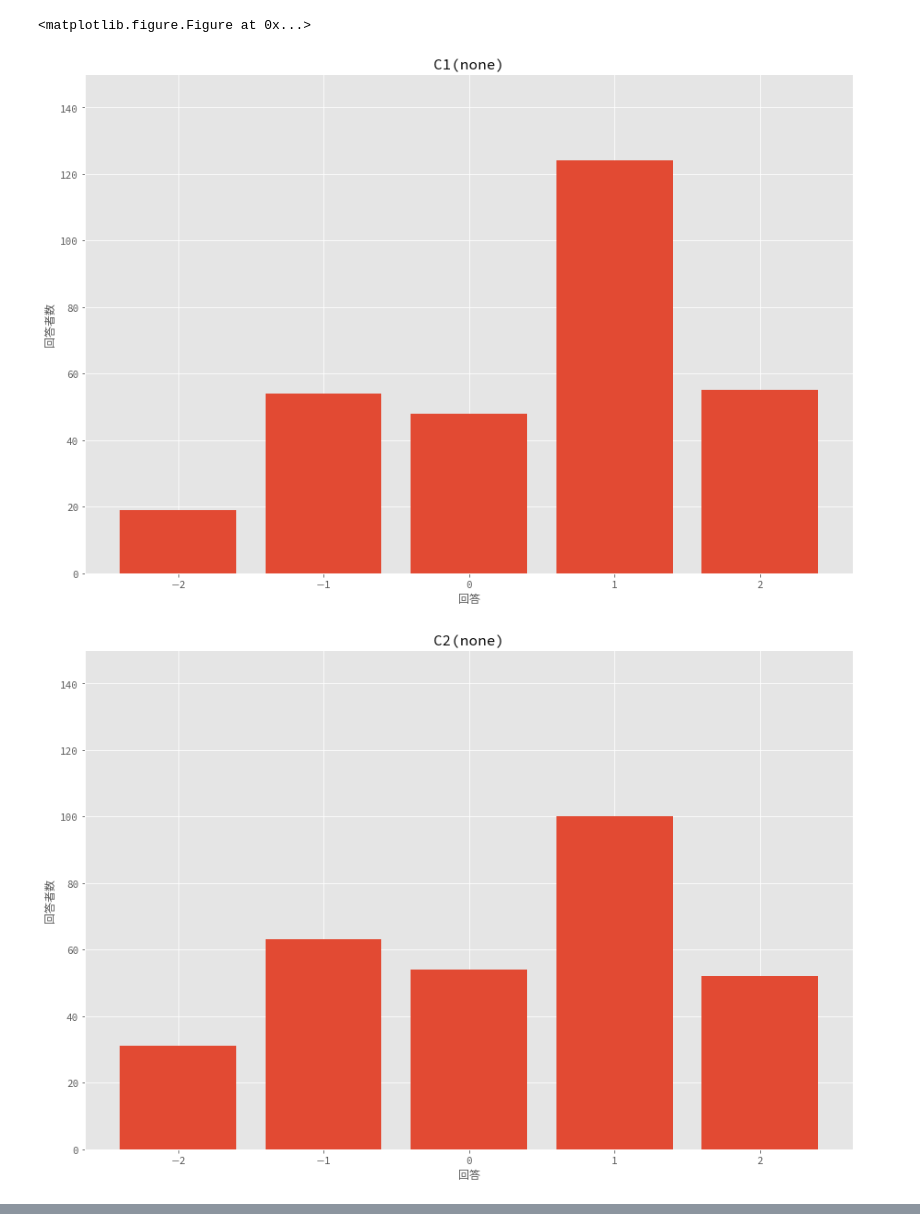
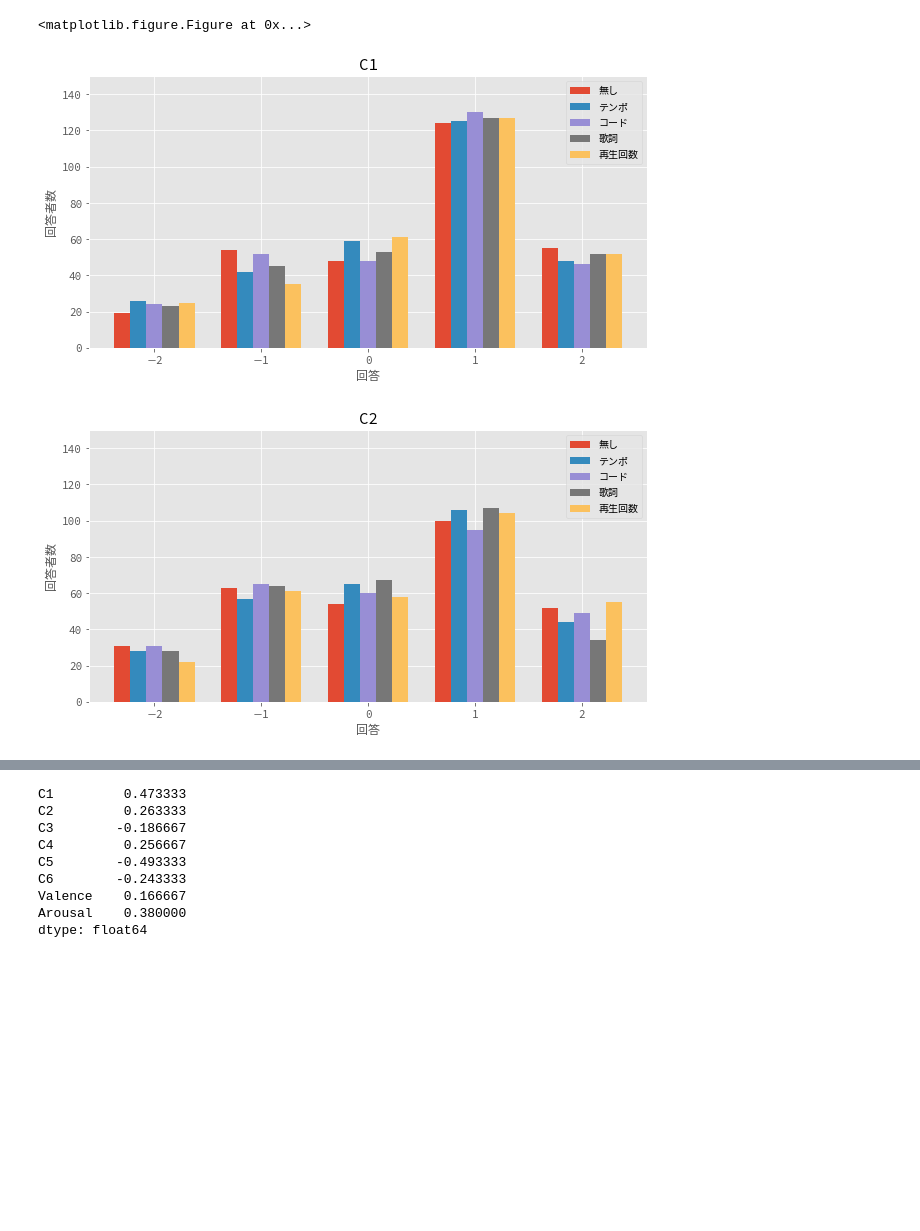
Before and after one commit to I3ear/prime_analyze, a Jupyter notebook: bar.ipynb, the cells around one changed output, grey strips where cells are left out. Saved outputs shown, nothing was run; the diff lists cells and outputs as text; code cells hidden in the pictures; blank space fills up the shorter version.

Commit message:
add sd_chart.ipynb
sdチャートを追加・棒グラフを修正

```diff
--- a/bar.ipynb
+++ b/bar.ipynb
@@ -20,19 +20,28 @@ playcounts = results[results['prime'] == 'playcount']
 # %%
 plt.clf()
 # plt.subplots_adjust(wspace=0.4, hspace=0.6)
-for i, e_item in enumerate(e_items):
-    fig = plt.figure(figsize=(15, 10))
+for i, e_item in enumerate(e_items[:-1]):
+    fig = plt.figure(figsize=(10, 5))
     ax = fig.add_subplot(111)
-    w = 0.2
+    w = 0.15
+
     y = nones.groupby(e_item).size()
-    x = list(y.index)
-    ax.bar(x, y)
+    x = np.array(range(-2, 3, 1)) - (w * 2)
+    ax.bar(x, y, width=w, label='無し')
+
+    for (prime, label) in zip([bpms, chords, lyrics, playcounts], ['テンポ', 'コード', '歌詞', '再生回数']):
+        y = prime.groupby(e_item).size()
+        x = x + w
+        ax.bar(x, y, width=w, label=label)
+#     x = list(y.index)
+#     ax.set_xticklabels(['-2', '-1', '0', '1', '2'])
     ax.set_title('%s' % e_item)
     ax.set_ylabel('回答者数')
     ax.set_xlabel('回答')
+    ax.legend()
     ax.set_ylim([0, 150])
 plt.show()
 # %% [output]
 <matplotlib.figure.Figure at 0x...>
-[figure, old version]
+[figure, new version]
-[figure, old version]
+[figure, new version]
@@ -45,0 +54,12 @@ plt.show()
+# %%
+nones.mean()[e_items[:-1]]
+# %% [output]
+C1         0.473333
+C2         0.263333
+C3        -0.186667
+C4         0.256667
+C5        -0.493333
+C6        -0.243333
+Valence    0.166667
+Arousal    0.380000
+dtype: float64
```
Also changed, not shown: parts of 1 cell of this notebook, 2 other files.
